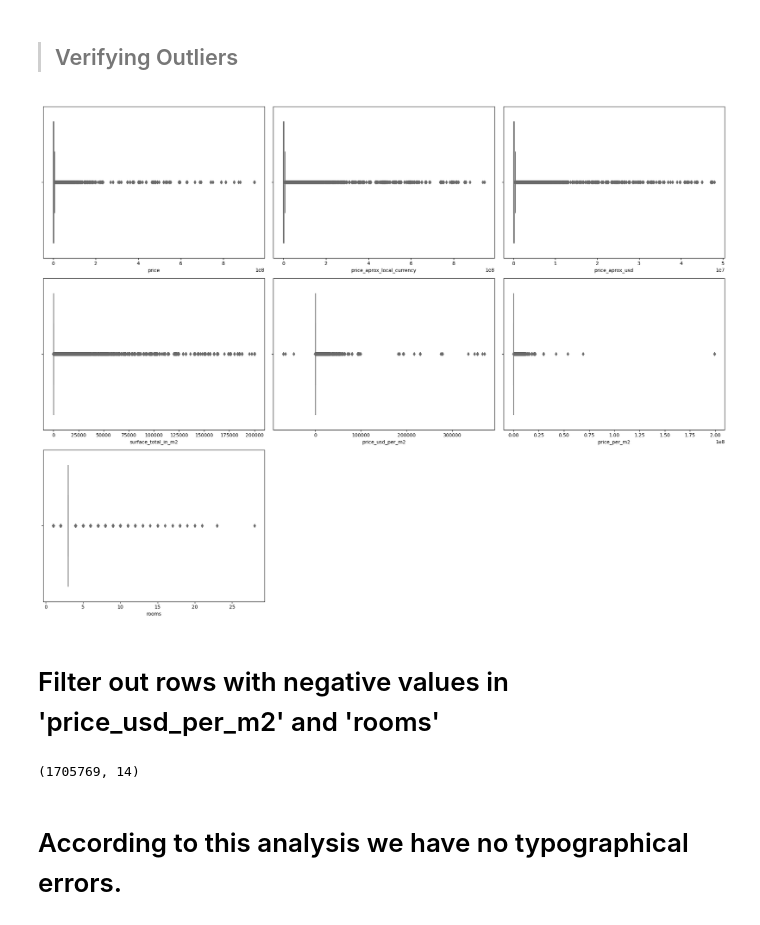
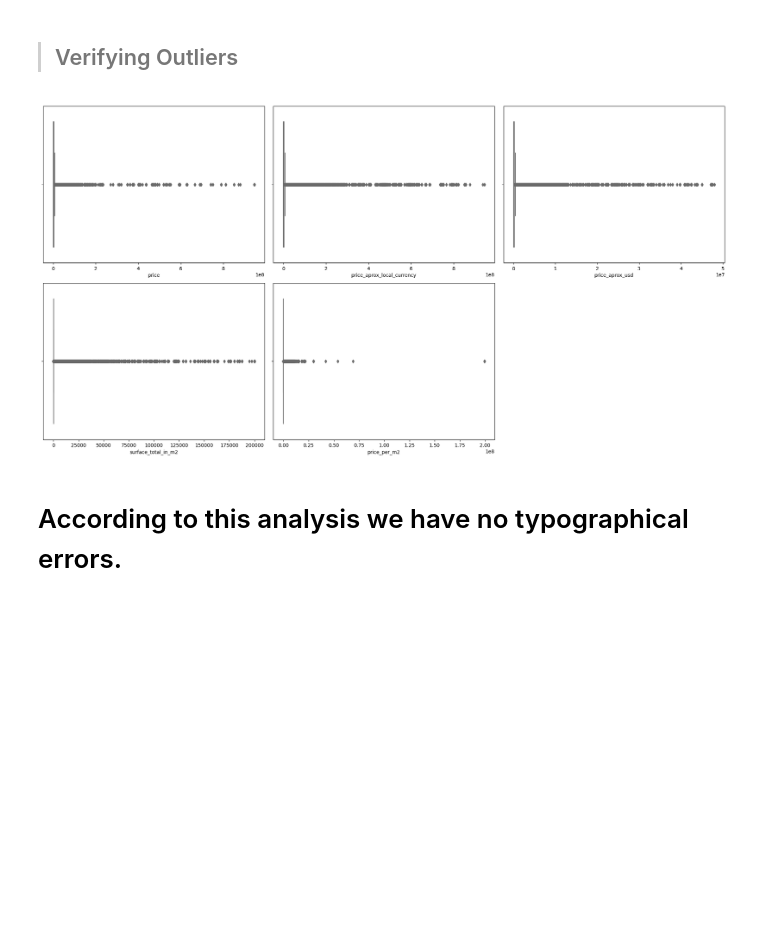
Before and after one commit to adelriscom/DataScience, a Jupyter notebook: project_4__Alexander_Del_Risco.ipynb, the cells around one changed output. Saved outputs shown, nothing was run; the diff lists cells and outputs as text; code cells hidden in the pictures; blank space fills up the shorter version.

```diff
--- a/project_4__Alexander_Del_Risco.ipynb
+++ b/project_4__Alexander_Del_Risco.ipynb
@@ -166,7 +171,7 @@ These columns were deleted: ['id','title','expenses','Unnamed']
 
 data_estate = data_estate.drop(['id','title','expenses','Unnamed'], axis=1)
 # %%
-data_estate=data_estate.drop(['id','title', 'expenses', 'place_with_parent_names', 'currency', 'country_name', 'Unnamed: 0'], axis=1)
+data_estate=data_estate.drop(['id','title', 'expenses', 'place_with_parent_names', 'currency', 'country_name', 'Unnamed: 0', 'price_usd_per_m2','rooms'], axis=1)
 # %%
 print(data_estate.shape)
 display(data_estate.head())
@@ -224,7 +227,7 @@ price_aprox_usd                        price_aprox_usd              0.0
 from sklearn.impute import SimpleImputer
 
 # Create a new DataFrame with only the quantitative columns
-quantitative_cols = ['price', 'lon', 'price_aprox_usd', 'rooms', 'price_usd_per_m2', 'surface_total_in_m2', 'lat', 'price_per_m2', 'price_aprox_local_currency']
+quantitative_cols = ['price', 'lon', 'price_aprox_usd', 'surface_total_in_m2', 'lat', 'price_per_m2', 'price_aprox_local_currency']
 data_quantitative = data_estate[quantitative_cols]
 
 # Create a SimpleImputer object to impute missing values with the median
@@ -342,24 +341,22 @@ data_estate.describe()
 # %%
 # Define the quantitative variables
 quantitative_cols = ['price', 'price_aprox_local_currency', 'price_aprox_usd',
-                     'surface_total_in_m2', 'price_usd_per_m2', 'price_per_m2', 'rooms']
+                     'surface_total_in_m2', 'price_per_m2']
 
 # Create a figure with a grid of plots
 fig, axs = plt.subplots(nrows=3, ncols=3, figsize=(20, 15))
 axs = axs.flatten()
 
 # Create a boxplot for each variable and add it to the corresponding subplot
 for i, col in enumerate(quantitative_cols):
     sn.boxplot(x=data_estate[col], ax=axs[i], palette='Set3')
     axs[i].set_xlabel(col)
 
 # Remove any extra subplots
 for i in range(len(quantitative_cols), len(axs)):
     axs[i].remove()
 
 plt.tight_layout()
 plt.show()
 # %% [output]
-[figure, old version]
+[figure, new version]
-# %% [markdown]
-# Filter out rows with negative values in 'price_usd_per_m2' and 'rooms'
@@ -368,7 +363,3 @@ data_estate = data_estate[(data_estate['price_usd_per_m2'] > 0) & (data_estate['
-# %%
-data_estate.shape
-# %% [output]
-(1705769, 14)
 # %% [markdown]
 # According to this analysis we have no typographical errors.
 # %%
```
Also changed, not shown: parts of 12 cells of this notebook.
